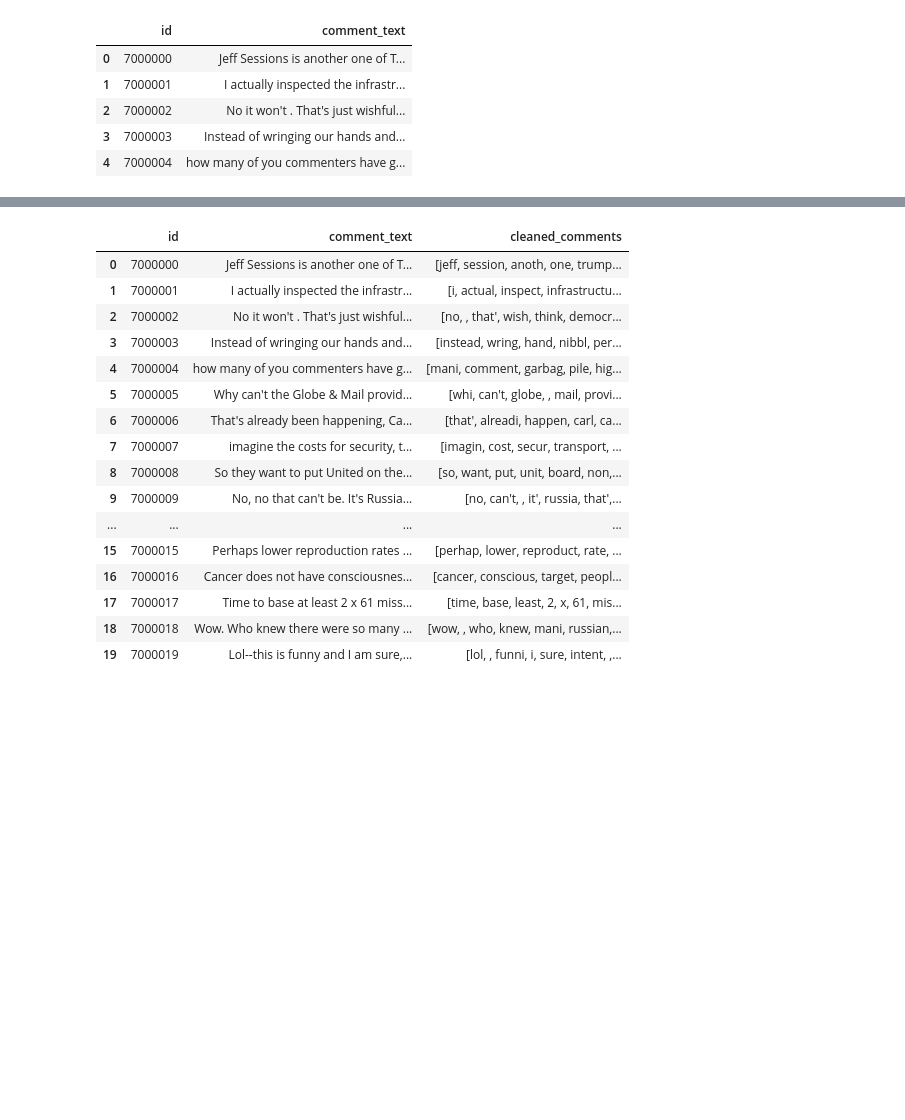
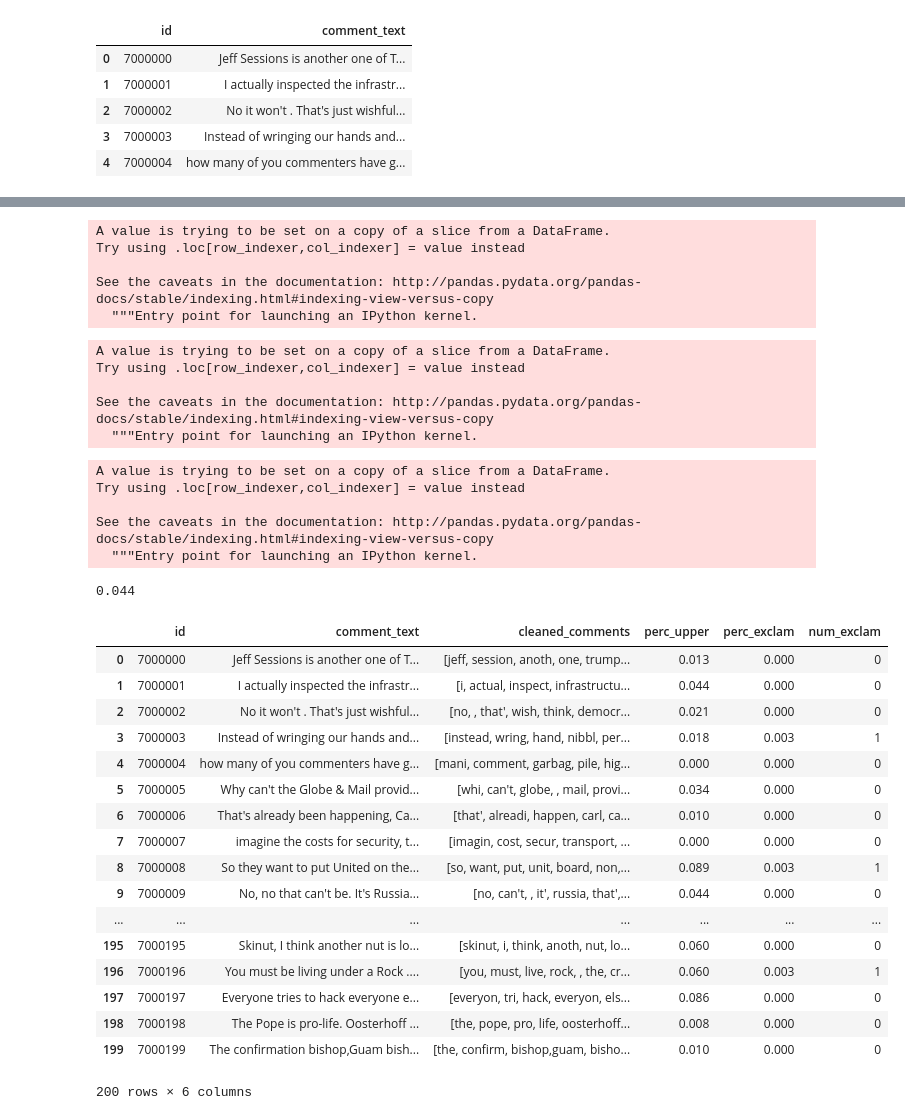
Before and after one commit to natashamathur/no_hate_all_love, a Jupyter notebook: cleaning_comments.ipynb, the cells around one changed output, grey strips where cells are left out. Cells and saved outputs as stored; diff of their text form; code cells hidden in the pictures; blank space fills up the shorter version.

Commit message:
perc_upper, num_exclam

```diff
--- a/cleaning_comments.ipynb
+++ b/cleaning_comments.ipynb
@@ -39 +36,3 @@ True
+# %%
+test_sample = test.head(200)
 # %%
@@ -48,24 +49,53 @@ def clean_text(text):
 
     return t
 # %%
-test['cleaned_comments'] = test[0:20].comment_text.apply(clean_text,)
+test_sample['cleaned_comments'] = test_sample.comment_text.apply(clean_text,)
+# %% [output]
+A value is trying to be set on a copy of a slice from a DataFrame.
+Try using .loc[row_indexer,col_indexer] = value instead
+
+See the caveats in the documentation: http://pandas.pydata.org/pandas-docs/stable/indexing.html#indexing-view-versus-copy
+  """Entry point for launching an IPython kernel.
-# %%
-test.head(20)
-# %% [output]
-|  | id | comment_text | cleaned_comments |
-| 0 | 7000000 | Jeff Sessions is another one of T... | [jeff, session, anoth, one, trump... |
-| 1 | 7000001 | I actually inspected the infrastr... | [i, actual, inspect, infrastructu... |
-| 2 | 7000002 | No it won't . That's just wishful... | [no, , that', wish, think, democr... |
-| 3 | 7000003 | Instead of wringing our hands and... | [instead, wring, hand, nibbl, per... |
-| 4 | 7000004 | how many of you commenters have g... | [mani, comment, garbag, pile, hig... |
-| 5 | 7000005 | Why can't the Globe & Mail provid... | [whi, can't, globe, , mail, provi... |
-| 6 | 7000006 | That's already been happening, Ca... | [that', alreadi, happen, carl, ca... |
-| 7 | 7000007 | imagine the costs for security, t... | [imagin, cost, secur, transport, ... |
-| 8 | 7000008 | So they want to put United on the... | [so, want, put, unit, board, non,... |
-| 9 | 7000009 | No, no that can't be. It's Russia... | [no, can't, , it', russia, that',... |
-| ... | ... | ... | ... |
-| 15 | 7000015 | Perhaps lower reproduction rates ... | [perhap, lower, reproduct, rate, ... |
-| 16 | 7000016 | Cancer does not have consciousnes... | [cancer, conscious, target, peopl... |
-| 17 | 7000017 | Time to base at least 2 x 61 miss... | [time, base, least, 2, x, 61, mis... |
-| 18 | 7000018 | Wow. Who knew there were so many ... | [wow, , who, knew, mani, russian,... |
-| 19 | 7000019 | Lol--this is funny and I am sure,... | [lol, , funni, i, sure, intent, ,... |
+# %%
+test_sample['perc_upper'] = test_sample.comment_text.apply(lambda x: round((len(re.findall(r'[A-Z]',x)) / len(s)), 3))
+# %% [output]
+A value is trying to be set on a copy of a slice from a DataFrame.
+Try using .loc[row_indexer,col_indexer] = value instead
+
+See the caveats in the documentation: http://pandas.pydata.org/pandas-docs/stable/indexing.html#indexing-view-versus-copy
+  """Entry point for launching an IPython kernel.
+# %%
+test_sample['num_exclam'] = test_sample.comment_text.apply(lambda x:(len(re.findall(r'!',x))))
+# %% [output]
+A value is trying to be set on a copy of a slice from a DataFrame.
+Try using .loc[row_indexer,col_indexer] = value instead
+
+See the caveats in the documentation: http://pandas.pydata.org/pandas-docs/stable/indexing.html#indexing-view-versus-copy
+  """Entry point for launching an IPython kernel.
+# %%
+s = test_sample.iloc[1].comment_text
+
+round((len(re.findall(r'[A-Z]',s)) / len(s)), 3)
+# %% [output]
+0.044
+# %%
+test_sample
+# %% [output]
+|  | id | comment_text | cleaned_comments | perc_upper | perc_exclam | num_exclam |
+| 0 | 7000000 | Jeff Sessions is another one of T... | [jeff, session, anoth, one, trump... | 0.013 | 0.000 | 0 |
+| 1 | 7000001 | I actually inspected the infrastr... | [i, actual, inspect, infrastructu... | 0.044 | 0.000 | 0 |
+| 2 | 7000002 | No it won't . That's just wishful... | [no, , that', wish, think, democr... | 0.021 | 0.000 | 0 |
+| 3 | 7000003 | Instead of wringing our hands and... | [instead, wring, hand, nibbl, per... | 0.018 | 0.003 | 1 |
+| 4 | 7000004 | how many of you commenters have g... | [mani, comment, garbag, pile, hig... | 0.000 | 0.000 | 0 |
+| 5 | 7000005 | Why can't the Globe & Mail provid... | [whi, can't, globe, , mail, provi... | 0.034 | 0.000 | 0 |
+| 6 | 7000006 | That's already been happening, Ca... | [that', alreadi, happen, carl, ca... | 0.010 | 0.000 | 0 |
+| 7 | 7000007 | imagine the costs for security, t... | [imagin, cost, secur, transport, ... | 0.000 | 0.000 | 0 |
+| 8 | 7000008 | So they want to put United on the... | [so, want, put, unit, board, non,... | 0.089 | 0.003 | 1 |
+| 9 | 7000009 | No, no that can't be. It's Russia... | [no, can't, , it', russia, that',... | 0.044 | 0.000 | 0 |
+| ... | ... | ... | ... | ... | ... | ... |
+| 195 | 7000195 | Skinut, I think another nut is lo... | [skinut, i, think, anoth, nut, lo... | 0.060 | 0.000 | 0 |
+| 196 | 7000196 | You must be living under a Rock .... | [you, must, live, rock, , the, cr... | 0.060 | 0.003 | 1 |
+| 197 | 7000197 | Everyone tries to hack everyone e... | [everyon, tri, hack, everyon, els... | 0.086 | 0.000 | 0 |
+| 198 | 7000198 | The Pope is pro-life. Oosterhoff ... | [the, pope, pro, life, oosterhoff... | 0.008 | 0.000 | 0 |
+| 199 | 7000199 | The confirmation bishop,Guam bish... | [the, confirm, bishop,guam, bisho... | 0.010 | 0.000 | 0 |
+200 rows × 6 columns
```
Also changed, not shown: parts of 9 cells of this notebook.
